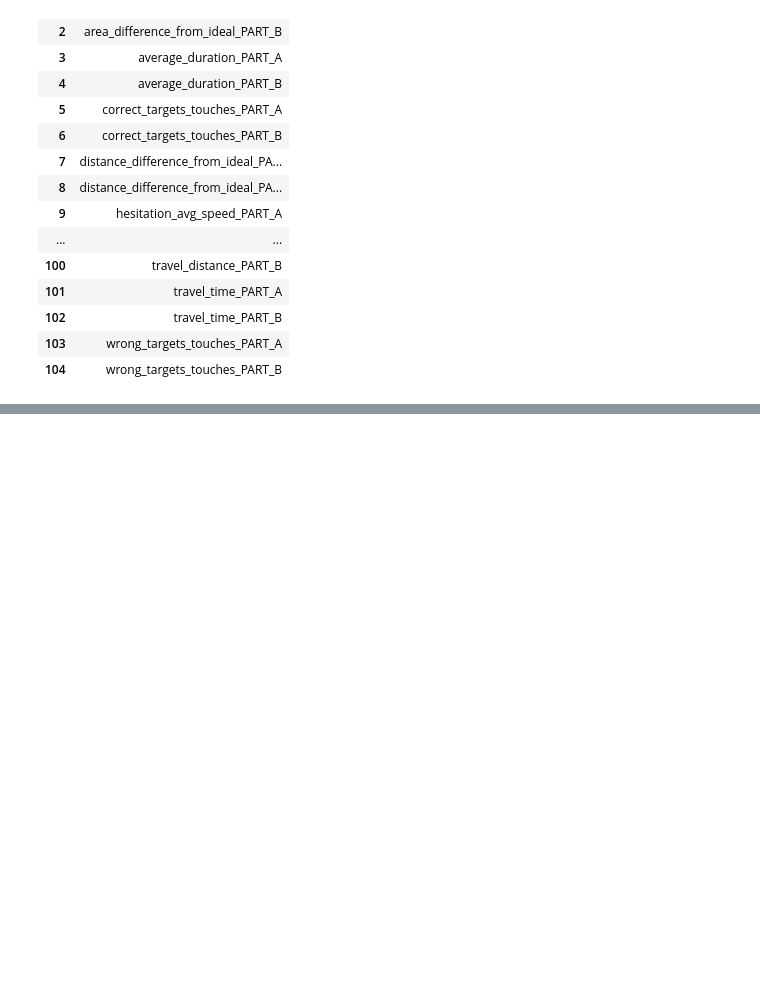
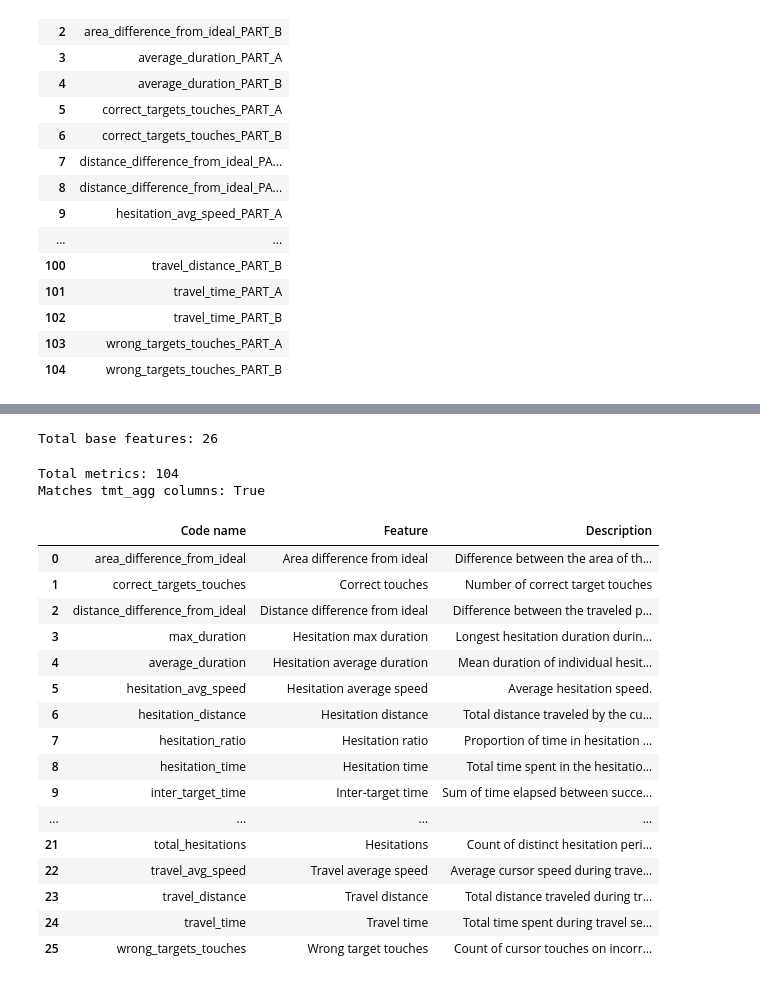
Before and after one commit to gianluca-capelo/datapruebas_analysis, a Jupyter notebook: analysis/notebooks/tmt_columns.ipynb, the cells around one changed output, grey strips where cells are left out. Saved outputs shown, nothing was run; the diff lists cells and outputs as text; code cells hidden in the pictures; blank space fills up the shorter version.

```diff
--- a/analysis/notebooks/tmt_columns.ipynb
+++ b/analysis/notebooks/tmt_columns.ipynb
@@ -33,0 +77,77 @@ Shape: (368, 105)
+# %%
+FEATURE_DEFINITIONS = {
+    "area_difference_from_ideal":     {"paper_name": "Area difference from ideal",     "description": "Difference between the area of the actual path and the ideal path."},
+    "correct_targets_touches":        {"paper_name": "Correct touches",                "description": "Number of correct target touches"},
+    "distance_difference_from_ideal": {"paper_name": "Distance difference from ideal", "description": "Difference between the traveled path length and the length of the ideal straight line connecting to the next target."},
+    "max_duration":                   {"paper_name": "Hesitation max duration",        "description": "Longest hesitation duration during the trial"},
+    "average_duration":               {"paper_name": "Hesitation average duration",               "description": "Mean duration of individual hesitation periods detected in the trial."},
+    "hesitation_avg_speed":           {"paper_name": "Hesitation average speed",       "description": "Average hesitation speed."},
+    "hesitation_distance":            {"paper_name": "Hesitation distance",            "description": "Total distance traveled by the cursor in hesitation"},
+    "hesitation_ratio":               {"paper_name": "Hesitation ratio",               "description": "Proportion of time in hesitation relative to total travel time: hesitation_time / (travel_time + hesitation_time)."},
+    "hesitation_time":                {"paper_name": "Hesitation time",                "description": "Total time spent in the hesitation state during the trial."},
+    "inter_target_time":              {"paper_name": "Inter-target time",              "description": "Sum of time elapsed between successive target touches."},
+    "intra_target_time":              {"paper_name": "Intra-target time",              "description": "Sum of time spent within the area of a target before leaving it."},
+    "mean_speed":                     {"paper_name": "Mean speed",                     "description": "Average cursor speed."},
+    "number_of_crosses":              {"paper_name": "Number of crosses",              "description": "Number of times the cursor trajectory crosses itself, excluding intersections between temporally adjacent segments."},
+    "peak_speed":                     {"paper_name": "Peak speed",                     "description": "Maximum cursor speed observed."},
+    "rt":                             {"paper_name": "Time in trial",                  "description": "Total duration of the trial."},
+    "search_avg_speed":               {"paper_name": "Search average speed",           "description": "Average cursor speed during search movements."},
+    "search_distance":                {"paper_name": "Search distance",               "description": "Total distance traveled during search movements."},
+    "search_time":                    {"paper_name": "Search time",                    "description": "Total time spent in the search state."},
+    "state_transitions":              {"paper_name": "State transitions",              "description": "Total number of transitions for one state (hesitation, search or travel) to another"},
+    "std_speed":                      {"paper_name": "SD speed",                       "description": "Standard deviation of the cursor speed."},
+    "total_distance":                 {"paper_name": "Total distance",                 "description": "Total distance traveled by the cursor."},
+    "total_hesitations":              {"paper_name": "Hesitations",                    "description": "Count of distinct hesitation periods detected in the trial."},
+    "travel_avg_speed":               {"paper_name": "Travel average speed",           "description": "Average cursor speed during travel segments."},
+    "travel_distance":                {"paper_name": "Travel distance",               "description": "Total distance traveled during travel segments."},
+    "travel_time":                    {"paper_name": "Travel time",                    "description": "Total time spent during travel segments."},
+    "wrong_targets_touches":          {"paper_name": "Wrong target touches",           "description": "Count of cursor touches on incorrect targets (not the next expected in the sequence)."},
+}
+
+print(f"Total base features: {len(FEATURE_DEFINITIONS)}")
+# %% [output]
+Total base features: 26
+# %%
+def expand_feature_definitions(feature_defs: dict) -> list[str]:
+    cols = []
+    for feat in feature_defs:
+        cols.append(f"{feat}_PART_A")
+        cols.append(f"{feat}_PART_B")
+        cols.append(f"non_cut_{feat}_PART_A")
+        cols.append(f"non_cut_{feat}_PART_B")
+    return cols
+
+all_104_metrics = expand_feature_definitions(FEATURE_DEFINITIONS)
+print(f"Total metrics: {len(all_104_metrics)}")
+print(f"Matches tmt_agg columns: {set(all_104_metrics) == set(tmt_agg.columns) - {'subject_id'}}")
+# %% [output]
+Total metrics: 104
+Matches tmt_agg columns: True
+# %%
+import pandas as pd
+
+df_features = pd.DataFrame([
+    {"Code name": key, "Feature": val["paper_name"], "Description": val["description"]}
+    for key, val in FEATURE_DEFINITIONS.items()
+])
+
+df_features.to_csv("feature_definitions.csv", index=False)
+df_features
+# %% [output]
+|  | Code name | Feature | Description |
+| 0 | area_difference_from_ideal | Area difference from ideal | Difference between the area of th... |
+| 1 | correct_targets_touches | Correct touches | Number of correct target touches |
+| 2 | distance_difference_from_ideal | Distance difference from ideal | Difference between the traveled p... |
+| 3 | max_duration | Hesitation max duration | Longest hesitation duration durin... |
+| 4 | average_duration | Hesitation average duration | Mean duration of individual hesit... |
+| 5 | hesitation_avg_speed | Hesitation average speed | Average hesitation speed. |
+| 6 | hesitation_distance | Hesitation distance | Total distance traveled by the cu... |
+| 7 | hesitation_ratio | Hesitation ratio | Proportion of time in hesitation ... |
+| 8 | hesitation_time | Hesitation time | Total time spent in the hesitatio... |
+| 9 | inter_target_time | Inter-target time | Sum of time elapsed between succe... |
+| ... | ... | ... | ... |
+| 21 | total_hesitations | Hesitations | Count of distinct hesitation peri... |
+| 22 | travel_avg_speed | Travel average speed | Average cursor speed during trave... |
+| 23 | travel_distance | Travel distance | Total distance traveled during tr... |
+| 24 | travel_time | Travel time | Total time spent during travel se... |
+| 25 | wrong_targets_touches | Wrong target touches | Count of cursor touches on incorr... |
```
Also changed, not shown: parts of 1 cell of this notebook, 3 other files.
